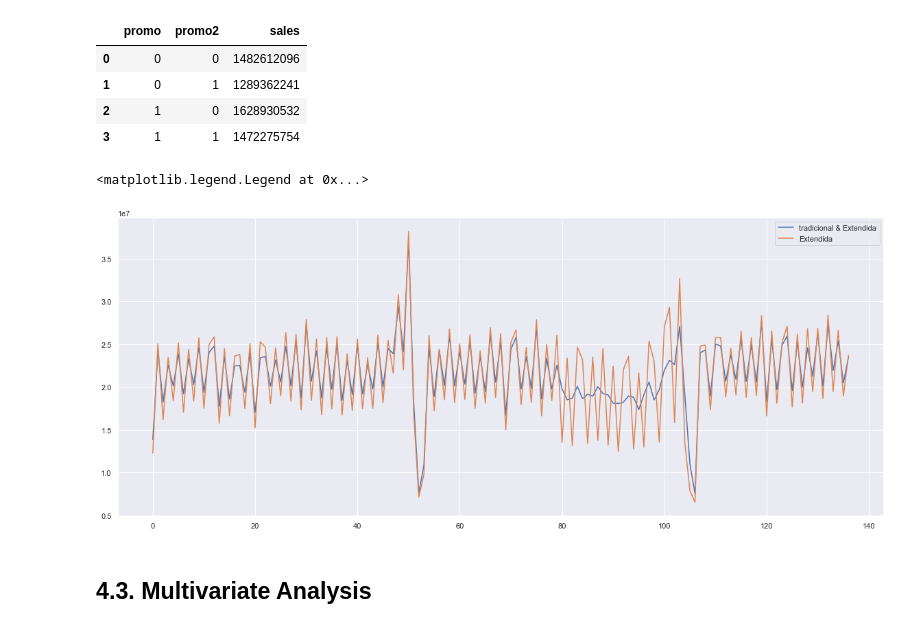
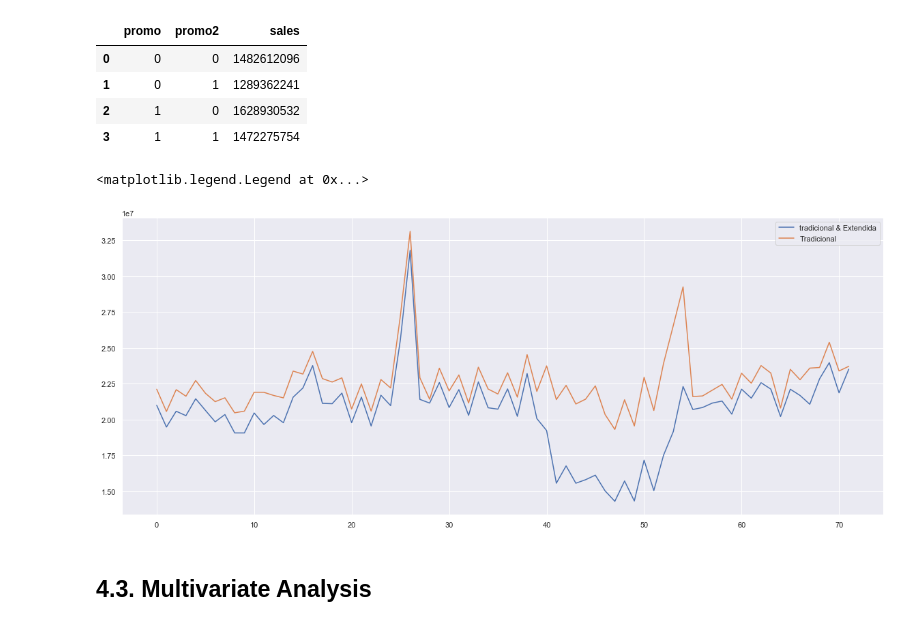
Before and after one commit to bruno-san/DataScience-Em-Producao, a Jupyter notebook: m04_v01_store_sales_prediction.ipynb, the cells around one changed output. Saved outputs shown, nothing was run; the diff lists cells and outputs as text; code cells hidden in the pictures.

Commit message:
end of the 6th hypothesis and plot label correction

```diff
--- a/m04_v01_store_sales_prediction.ipynb
+++ b/m04_v01_store_sales_prediction.ipynb
@@ -688,16 +688,16 @@ df4[['promo', 'promo2', 'sales']].groupby( ['promo', 'promo2'] ).sum().reset_ind
 | 3 | 1 | 1 | 1472275754 |
 # %%
 # Check stores sales in time with respect to promo and promo2
-aux6_1 = df4[ (df4['promo']) == 1 & ( df4['promo2'] == 1)][['year_week', 'sales']].groupby( 'year_week' ).sum().reset_index()
+aux6_1 = df4[ (df4['promo'] == 1) & ( df4['promo2'] == 1)][['year_week', 'sales']].groupby( 'year_week' ).sum().reset_index()
 ax = aux6_1.plot(figsize=(20,8))
 
 # Only stores with promo2
-aux6_2 = df4[ (df4['promo']) == 1 & ( df4['promo2'] == 0)][['year_week', 'sales']].groupby( 'year_week' ).sum().reset_index()
+aux6_2 = df4[ (df4['promo'] == 1) & ( df4['promo2'] == 0)][['year_week', 'sales']].groupby( 'year_week' ).sum().reset_index()
 aux6_2.plot( ax=ax)
 
-ax.legend( labels=['tradicional & Extendida', 'Extendida'])
+ax.legend( labels=['tradicional & Extendida', 'Tradicional'])
 # %% [output]
 <matplotlib.legend.Legend at 0x...>
-[figure, old version]
+[figure, new version]
 # %% [markdown]
 ## 4.3. Multivariate Analysis
```
Also changed, not shown: parts of 3 cells of this notebook.
